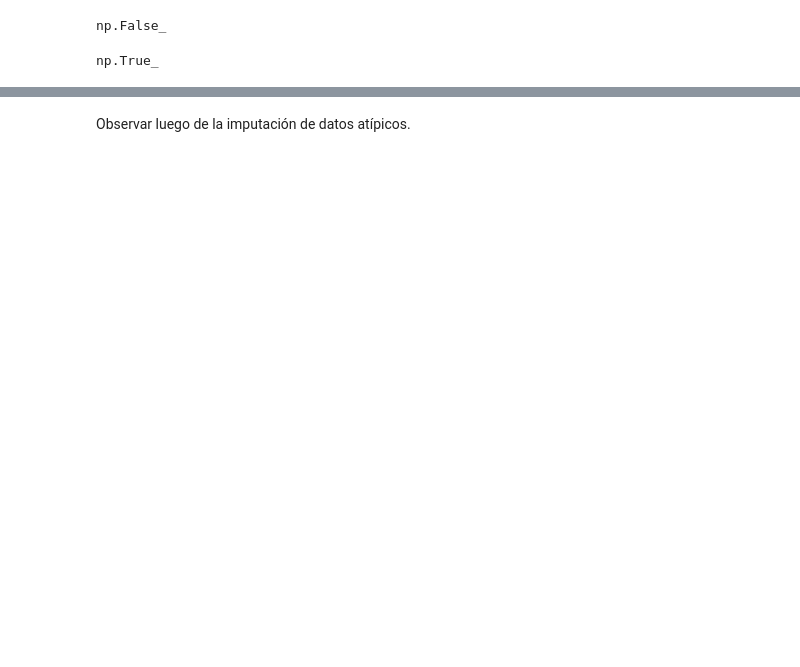
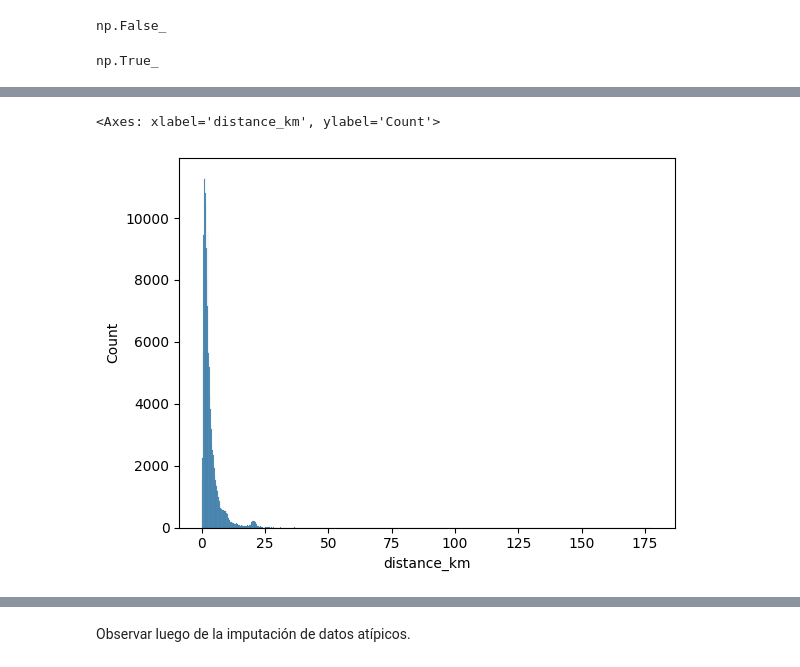
Before and after one commit to GenaCanciani/AA1-TUIA-2025C2-Canciani-Morales-Mancini, a Jupyter notebook: TP-Regresion-AA1-2025C1.ipynb, the cells around one changed output, grey strips where cells are left out. Drawn from its saved outputs; the diff is of its cells as text; code cells hidden in the pictures; blank space fills up the shorter version.

```diff
--- a/TP-Regresion-AA1-2025C1.ipynb
+++ b/TP-Regresion-AA1-2025C1.ipynb
@@ -289,0 +509,5 @@ Index(['key', 'fare_amount', 'pickup_datetime', 'pickup_longitude',
+# %%
+sns.histplot(X_train["distance_km"])
+# %% [output]
+<Axes: xlabel='distance_km', ylabel='Count'>
+[figure, added]
```
Also changed, not shown: parts of 64 cells of this notebook.
